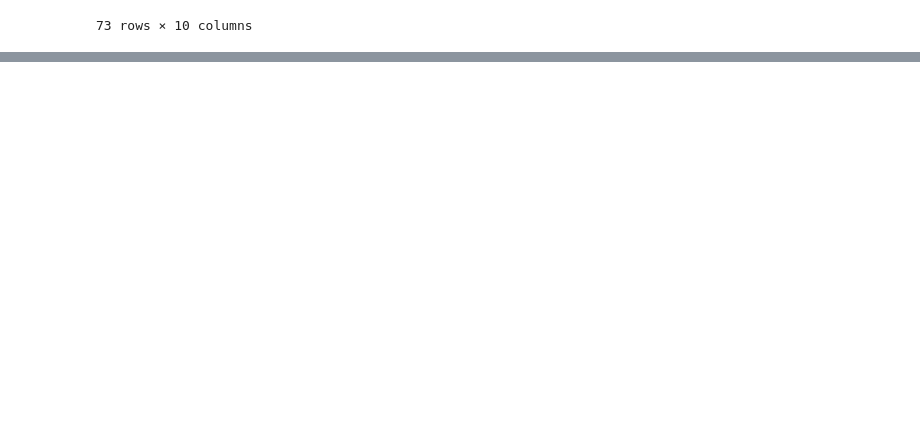
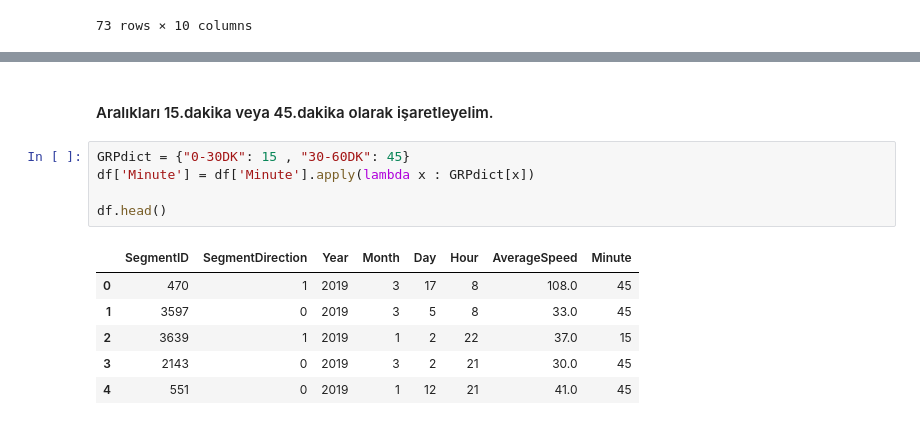
Before and after one commit to mdurmuss/data-engineering-final-project, a Jupyter notebook: main.ipynb, the cells around one changed output, grey strips where cells are left out. Drawn from its saved outputs; the diff is of its cells as text; blank space fills up the shorter version.

```diff
--- a/main.ipynb
+++ b/main.ipynb
@@ -147,0 +176,14 @@ result.loc[result['yol_adi'].str.contains("BARBAROS")].reset_index(drop=True)
+# %% [markdown]
+#### Aralıkları 15.dakika veya 45.dakika olarak işaretleyelim.
+# %%
+GRPdict = {"0-30DK": 15 , "30-60DK": 45}
+df['Minute'] = df['Minute'].apply(lambda x : GRPdict[x])
+
+df.head()
+# %% [output]
+|  | SegmentID | SegmentDirection | Year | Month | Day | Hour | AverageSpeed | Minute |
+| 0 | 470 | 1 | 2019 | 3 | 17 | 8 | 108.0 | 45 |
+| 1 | 3597 | 0 | 2019 | 3 | 5 | 8 | 33.0 | 45 |
+| 2 | 3639 | 1 | 2019 | 1 | 2 | 22 | 37.0 | 15 |
+| 3 | 2143 | 0 | 2019 | 3 | 2 | 21 | 30.0 | 45 |
+| 4 | 551 | 0 | 2019 | 1 | 12 | 21 | 41.0 | 45 |
```
Also changed, not shown: parts of 16 cells of this notebook.
